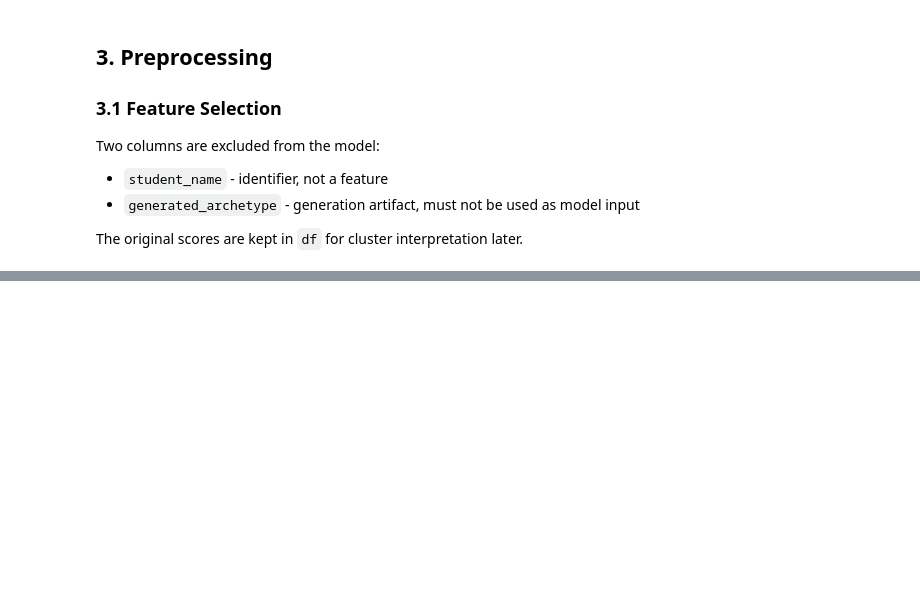
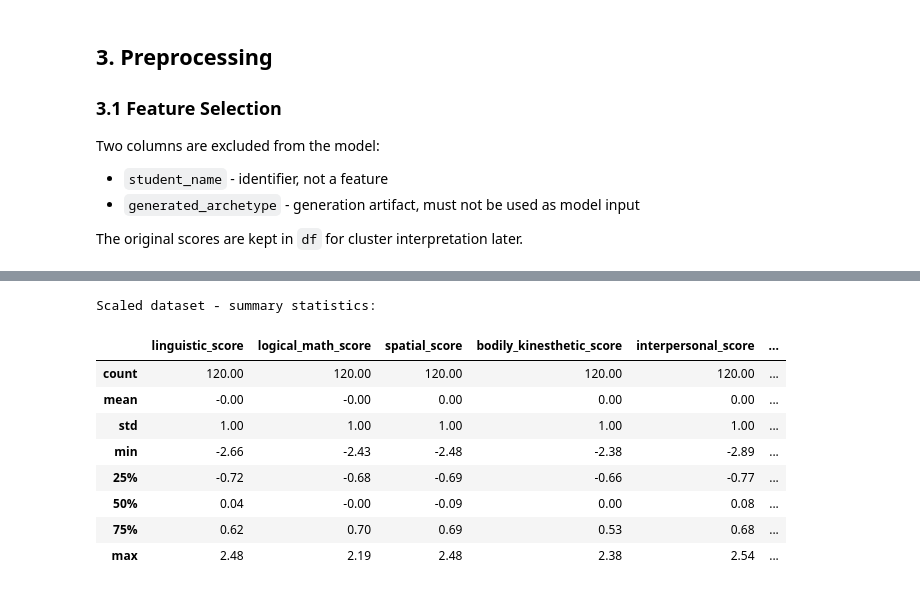
Before and after one commit to viniwenz/learning-profile-analysis, a Jupyter notebook: notebooks/02_modeling.ipynb, the cells around one changed output, grey strips where cells are left out. Drawn from its saved outputs; the diff is of its cells as text; code cells hidden in the pictures; blank space fills up the shorter version.

```diff
--- a/notebooks/02_modeling.ipynb
+++ b/notebooks/02_modeling.ipynb
@@ -91,0 +120,20 @@ This ensures the dataset remains complete without removing student records.
+# %%
+scaler = StandardScaler()
+X_scaled = scaler.fit_transform(X)
+
+# Convert back to DataFrame for readability
+X_scaled = pd.DataFrame(X_scaled, columns=score_columns)
+
+print("Scaled dataset - summary statistics:")
+X_scaled.describe().round(2)
+# %% [output]
+Scaled dataset - summary statistics:
+|  | linguistic_score | logical_math_score | spatial_score | bodily_kinesthetic_score | interpersonal_score | ... |
+| count | 120.00 | 120.00 | 120.00 | 120.00 | 120.00 | ... |
+| mean | -0.00 | -0.00 | 0.00 | 0.00 | 0.00 | ... |
+| std | 1.00 | 1.00 | 1.00 | 1.00 | 1.00 | ... |
+| min | -2.66 | -2.43 | -2.48 | -2.38 | -2.89 | ... |
+| 25% | -0.72 | -0.68 | -0.69 | -0.66 | -0.77 | ... |
+| 50% | 0.04 | -0.00 | -0.09 | 0.00 | 0.08 | ... |
+| 75% | 0.62 | 0.70 | 0.69 | 0.53 | 0.68 | ... |
+| max | 2.48 | 2.19 | 2.48 | 2.38 | 2.54 | ... |
```
Also changed, not shown: parts of 9 cells of this notebook, 3 other files.
